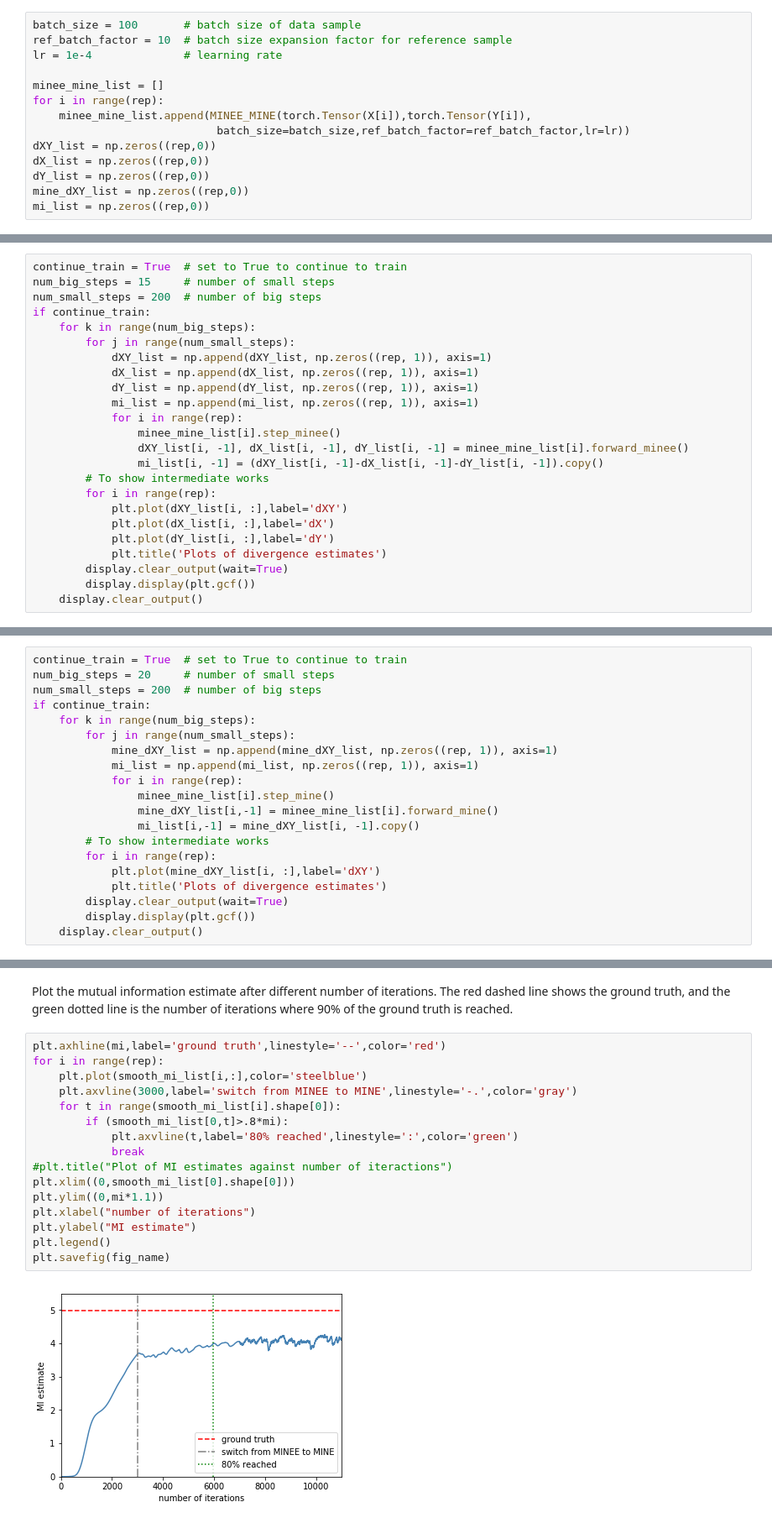
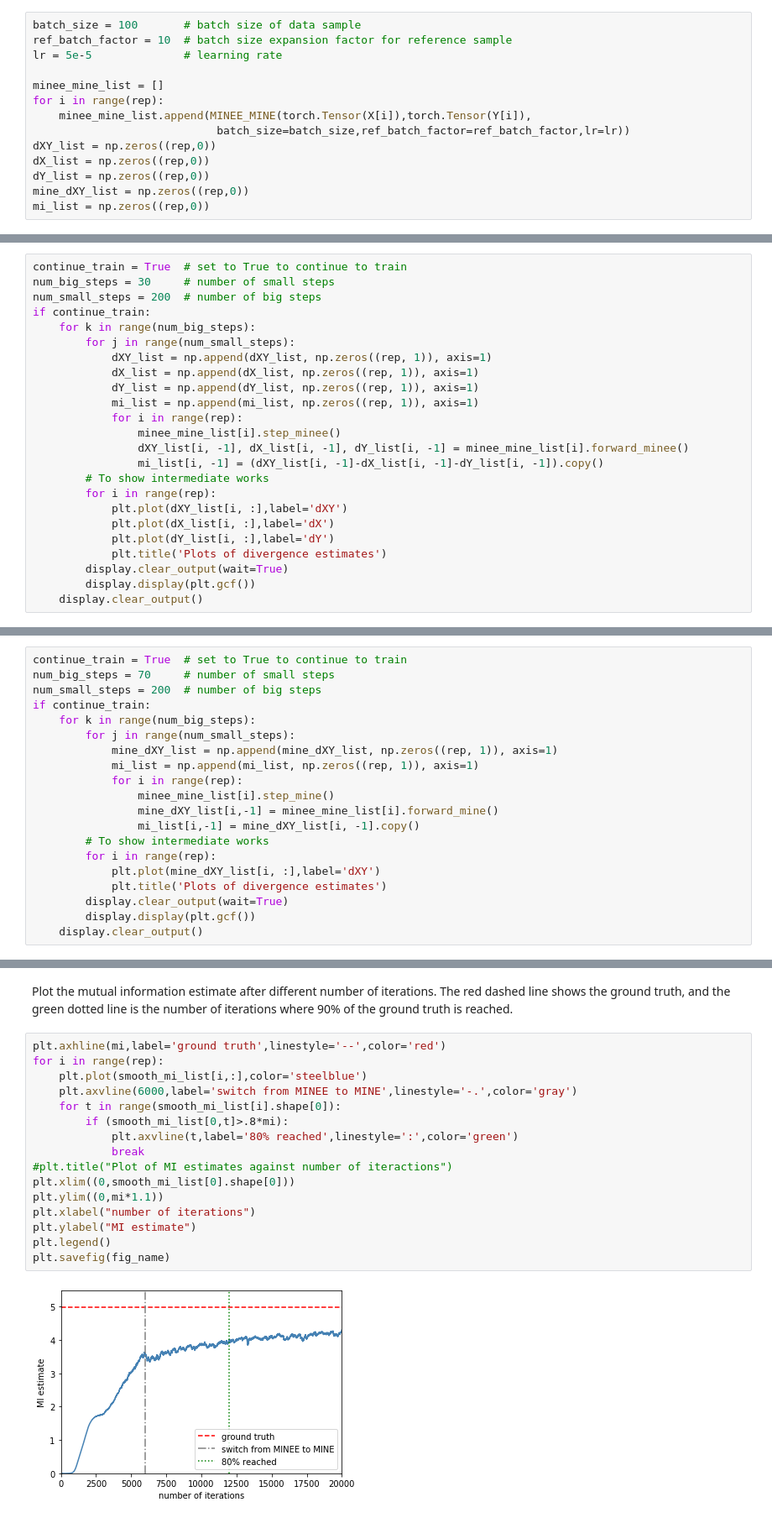
Before and after one commit to ccha23/MI-NEE, a Jupyter notebook: Gaussian_MINEE_MINE.ipynb, the cells around one changed output, grey strips where cells are left out. Shown at 84% size. Cells and saved outputs as stored; diff of their text form.

```diff
--- a/Gaussian_MINEE_MINE.ipynb
+++ b/Gaussian_MINEE_MINE.ipynb
@@ -67,7 +67,7 @@ from model.minee_mine import MINEE_MINE
 # %%
 batch_size = 100       # batch size of data sample
 ref_batch_factor = 10  # batch size expansion factor for reference sample
-lr = 1e-4              # learning rate
+lr = 5e-5              # learning rate
 
 minee_mine_list = []
 for i in range(rep):
@@ -98,7 +98,7 @@ if load_available and os.path.exists(chkpt_name):
 Continuously train the model. The following can be executed repeatedly and after loading previous results.
 # %%
 continue_train = True  # set to True to continue to train
-num_big_steps = 15     # number of small steps
+num_big_steps = 30     # number of small steps
 num_small_steps = 200  # number of big steps
 if continue_train:
     for k in range(num_big_steps):
@@ -126,7 +126,7 @@ if continue_train:
 Continuously train the model with MINE. The following can be executed repeatedly and after loading previous results.
 # %%
 continue_train = True  # set to True to continue to train
-num_big_steps = 20     # number of small steps
+num_big_steps = 70     # number of small steps
 num_small_steps = 200  # number of big steps
 if continue_train:
     for k in range(num_big_steps):
@@ -184,18 +184,18 @@ Plot the mutual information estimate after different number of iterations. The r
 # %%
 plt.axhline(mi,label='ground truth',linestyle='--',color='red')
 for i in range(rep):
     plt.plot(smooth_mi_list[i,:],color='steelblue')
-    plt.axvline(3000,label='switch from MINEE to MINE',linestyle='-.',color='gray')
+    plt.axvline(6000,label='switch from MINEE to MINE',linestyle='-.',color='gray')
     for t in range(smooth_mi_list[i].shape[0]):
         if (smooth_mi_list[0,t]>.8*mi):
             plt.axvline(t,label='80% reached',linestyle=':',color='green')
             break
 #plt.title("Plot of MI estimates against number of iteractions")
 plt.xlim((0,smooth_mi_list[0].shape[0]))
 plt.ylim((0,mi*1.1))
 plt.xlabel("number of iterations")
 plt.ylabel("MI estimate")
 plt.legend()
 plt.savefig(fig_name)
 # %% [output]
-[figure, old version]
+[figure, new version]
```
Also changed, not shown: parts of 3 cells of this notebook, 1 other file.
